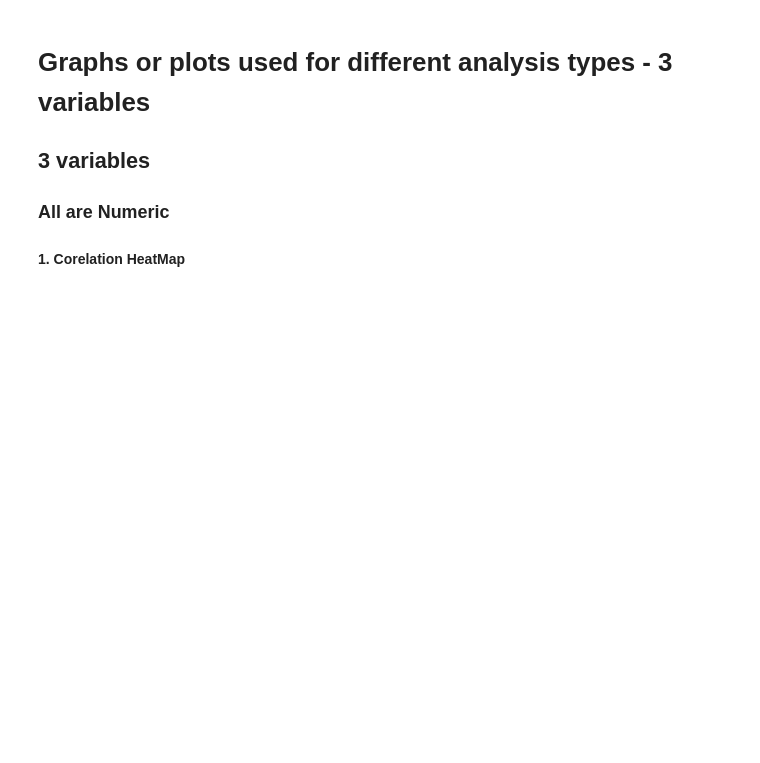
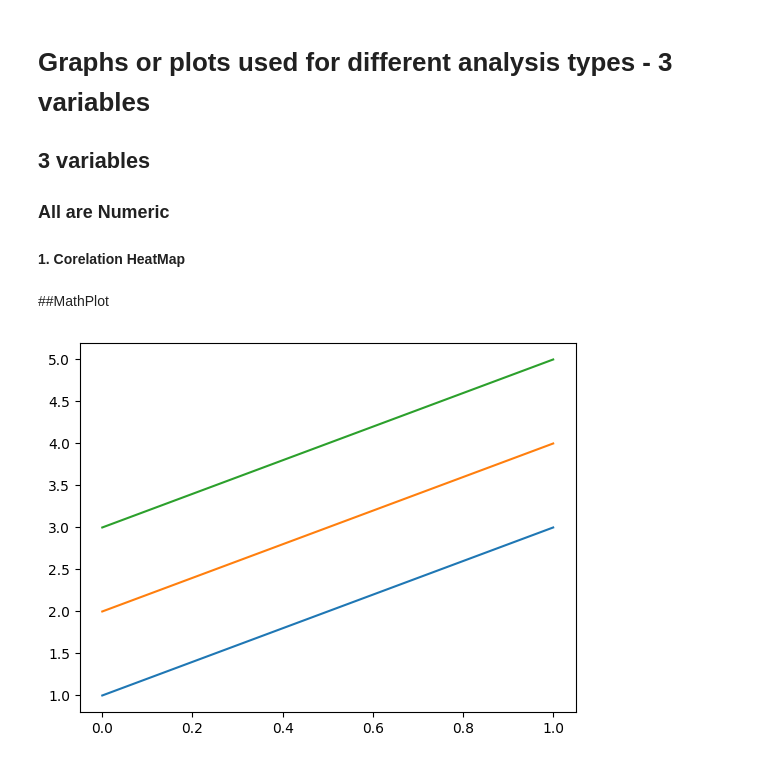
Before and after one commit to rijosasidharlearning-jpg/DataScienceLab1, a Jupyter notebook: Data_Visualization_.ipynb, the cells around one changed output. Saved outputs shown, nothing was run; the diff lists cells and outputs as text; code cells hidden in the pictures; blank space fills up the shorter version.

```diff
--- a/Data_Visualization_.ipynb
+++ b/Data_Visualization_.ipynb
@@ -92,3 +92,5 @@
 ### **All are Numeric**
 
 #### 1. **Corelation HeatMap**
+# %% [markdown]
+##MathPlot
@@ -94,0 +119,6 @@
+# %%
+arr = np.array([[1,2,3],[3,4,5]])
+plt.plot(arr)
+plt.show()
+# %% [output]
+[figure, added]
```
Also changed, not shown: parts of 33 cells of this notebook.
